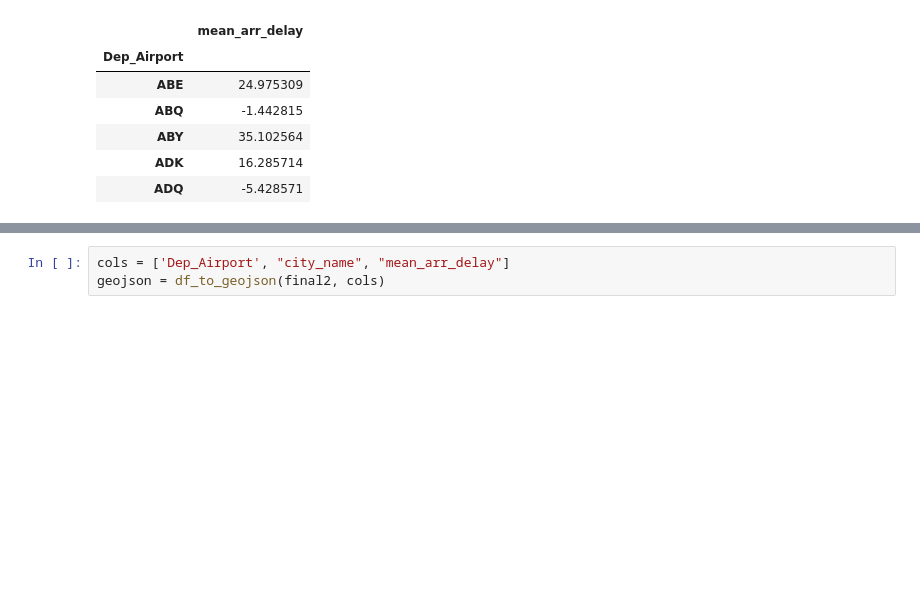
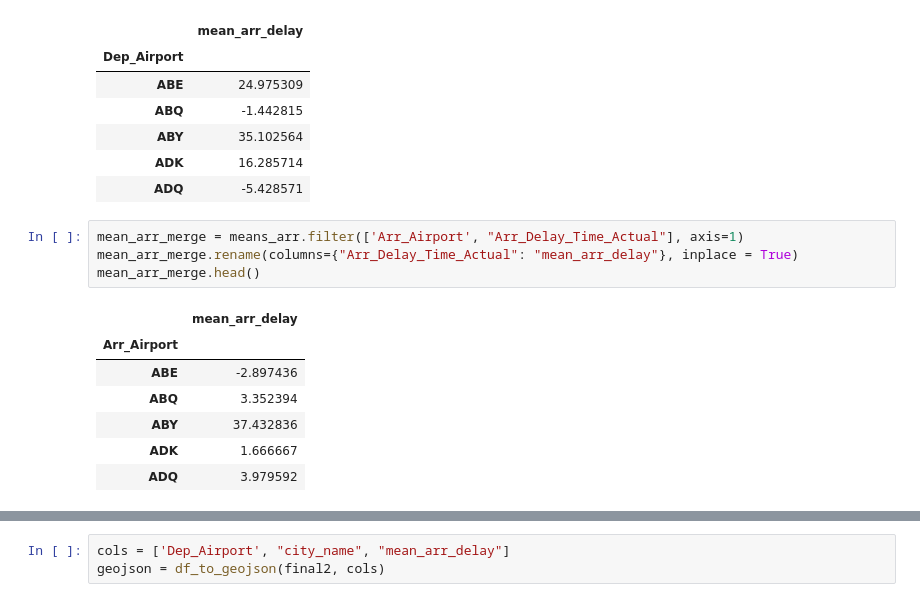
Before and after one commit to andrew-ana/machine-learning-project, a Jupyter notebook: diana_working_directory/proj3_sql.ipynb, the cells around one changed output, grey strips where cells are left out. Drawn from its saved outputs; the diff is of its cells as text; blank space fills up the shorter version.

```diff
--- a/diana_working_directory/proj3_sql.ipynb
+++ b/diana_working_directory/proj3_sql.ipynb
@@ -116,6 +125,18 @@ mean_merge.head()
 | ABY | 35.102564 |
 | ADK | 16.285714 |
 | ADQ | -5.428571 |
+# %%
+mean_arr_merge = means_arr.filter(['Arr_Airport', "Arr_Delay_Time_Actual"], axis=1)
+mean_arr_merge.rename(columns={"Arr_Delay_Time_Actual": "mean_arr_delay"}, inplace = True)
+mean_arr_merge.head()
+# %% [output]
+|  | mean_arr_delay |
+| Arr_Airport |  |
+| ABE | -2.897436 |
+| ABQ | 3.352394 |
+| ABY | 37.432836 |
+| ADK | 1.666667 |
+| ADQ | 3.979592 |
 # %%
 final = mean_merge.merge(main_df3, how="left", on="Dep_Airport")
 final2 = final.drop_duplicates(subset="Dep_Airport")
```
Also changed, not shown: parts of 18 cells of this notebook, 29 other files.
